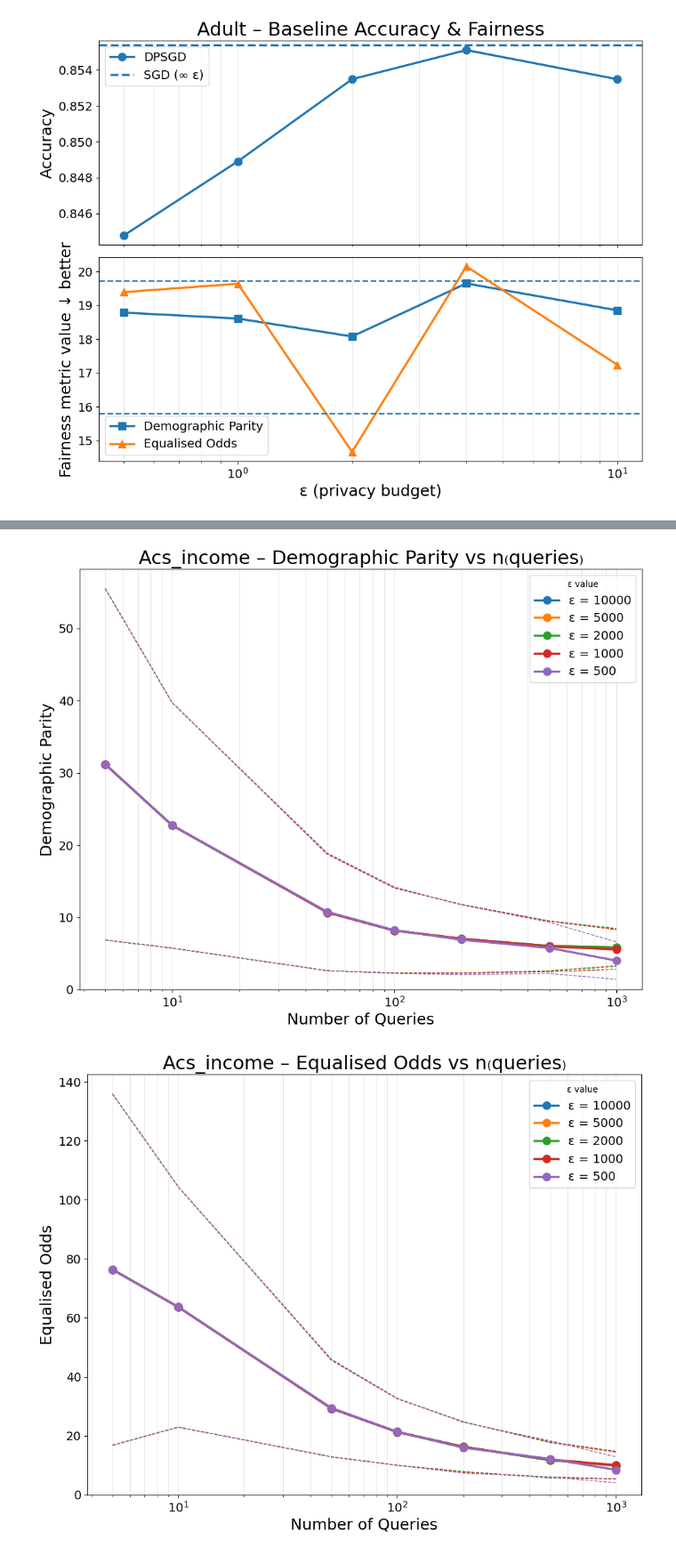
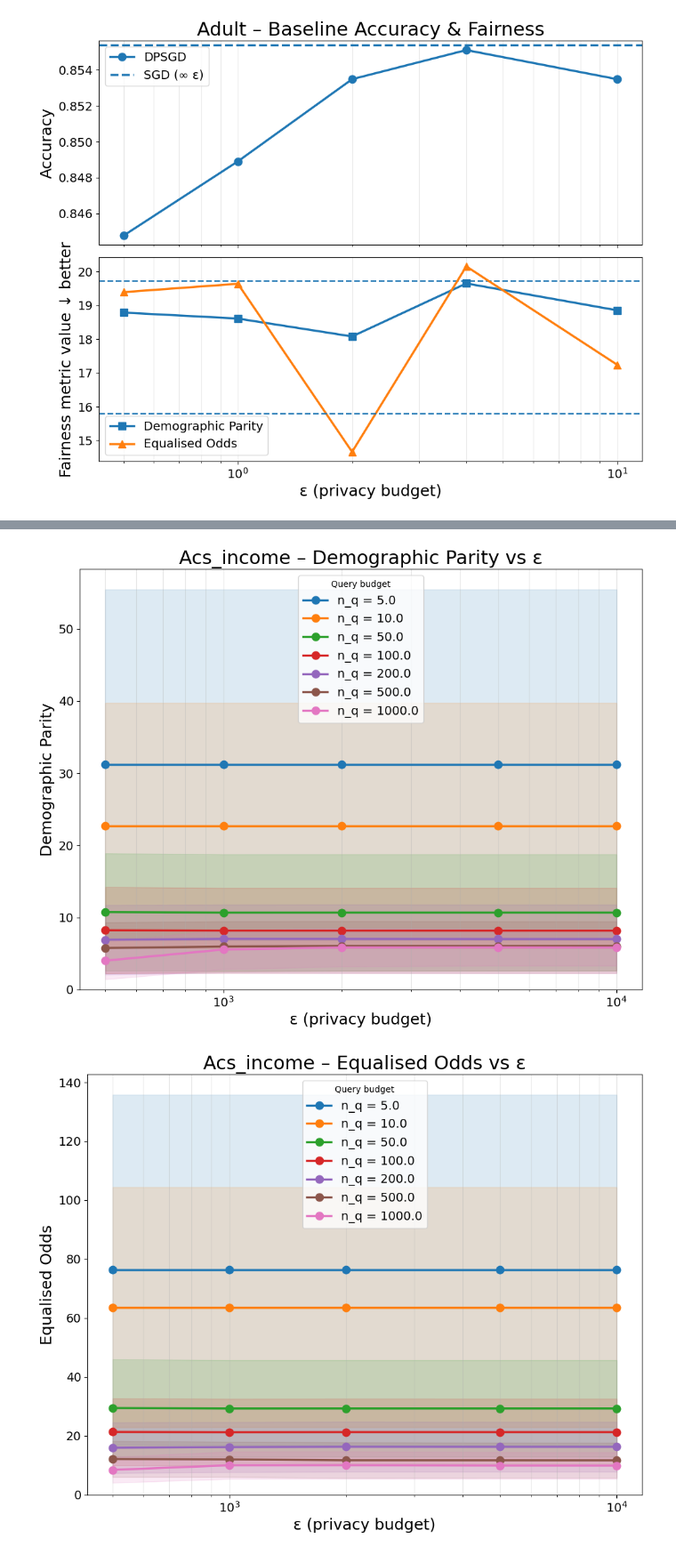
Before and after one commit to Inctus/FYP, a Jupyter notebook: src/plotting.ipynb, the cells around one changed output, grey strips where cells are left out. Shown: that part at 89% size. Saved outputs shown, nothing was run; the diff lists cells and outputs as text; code cells hidden in the pictures.

Commit message:
Fix issue with plots by addressing y_lim

```diff
--- a/src/plotting.ipynb
+++ b/src/plotting.ipynb
@@ -522,7 +374,8 @@ def agt_fairness_vs_epsilon(
     out_dir=FIGURE_DIR,
     ext=FIGURE_EXTENSION,
     alpha_band=0.15,
-    y_max=None,         # ← new
+    y_max=None,          # pass a number to override the auto limit
+    y_pad=0.15,          # 15 % head-room above the tallest CI
 ):
     out_dir = Path(out_dir)
     if save:
@@ -534,10 +387,12 @@ def agt_fairness_vs_epsilon(
 
         for metric in _FAIRNESS_METRICS:
             fig, ax = plt.subplots()
+            all_vals = []   # collect means ± std to size the y-axis
 
             for line_no, nq in enumerate(n_q_vals):
                 if nq not in qs_avail:
                     continue
+
                 sub = (
                     g.xs((dataset, slice(None), nq),
                          level=("dataset", "epsilon", "n_queries"))
@@ -548,53 +403,52 @@ def agt_fairness_vs_epsilon(
                 ax.plot(
                     sub["epsilon"], sub[metric],
                     marker="o", label=f"n_q = {nq}",
                     color=_COLORS[line_no % len(_COLORS)],
                 )
                 ax.fill_between(
                     sub["epsilon"],
                     sub[metric] - sub[f"std_{metric}"],
                     sub[metric] + sub[f"std_{metric}"],
                     alpha=alpha_band,
                     color=_COLORS[line_no % len(_COLORS)],
                 )
 
+                # stash values for adaptive y-axis  --------------------------
+                all_vals.extend(
+                    (sub[metric] - sub[f"std_{metric}"]).tolist()
+                    + (sub[metric] + sub[f"std_{metric}"]).tolist()
+                )
+
+            # ---------------- adaptive y-limit -----------------------------
+            if y_max is None:
+                finite = np.asarray(all_vals, dtype=float)
+                finite = finite[np.isfinite(finite)]
+                if finite.size:
+                    ymax = finite.max() * (1 + y_pad)
+                else:
+                    ymax = plt.gca().get_ylim()[1]
+            else:
+                ymax = y_max
+
             ax.set_xscale("log")
-            ax.set_ylim(bottom=0, top=(y_max if y_max is not None else plt.gca().get_ylim()[1]))
+            ax.set_ylim(bottom=0, top=ymax)
             ax.set_xlabel("ε (privacy budget)")
             ax.set_ylabel(metric.replace("_", " ").title())
             ax.set_title(f"{dataset.capitalize()} – {metric.replace('_',' ').title()} vs ε")
             ax.grid(True, which="both", axis="x", alpha=0.3)
             ax.legend(title="Query budget", loc="best")
 
             plt.tight_layout()
             if save:
                 fig.savefig(out_dir / f"{dataset}_agt_{metric}_vs_epsilon.{ext}", dpi=300)
             plt.show()
 
-
-# --------------------------------------------------------------------------- #
-# Convenience wrapper: zoomed-in curves  (defaults y-max=0.1)
-# --------------------------------------------------------------------------- #
-def agt_fairness_vs_epsilon_zoomed(
-    df=AGT_HIGH,
-    n_queries_vals=None,
-    *,
-    y_max=0.1,
-    **kwargs,
-):
-    agt_fairness_vs_epsilon(
-        df=df,
-        n_queries_vals=n_queries_vals,
-        y_max=y_max,
-        **kwargs,
-    )
-
 # ──────────────────────────── DRIVER EXAMPLES ───────────────────────────────
 # regenerate n_queries plot (largest ε drawn first)
-agt_fairness_vs_nqueries(save=False, shade_ci=False)
+# agt_fairness_vs_nqueries(save=True, shade_ci=False)
 
 # zoom-in version, y_max = 0.05 for extra tight view
-# agt_fairness_vs_epsilon_zoomed(y_max=100, save=False)
+agt_fairness_vs_epsilon(save=False)
 # %% [output]
-[figure, old version]
+[figure, new version]
-[figure, old version]
+[figure, new version]
```
Also changed, not shown: parts of 2 cells of this notebook, 4 other files.
